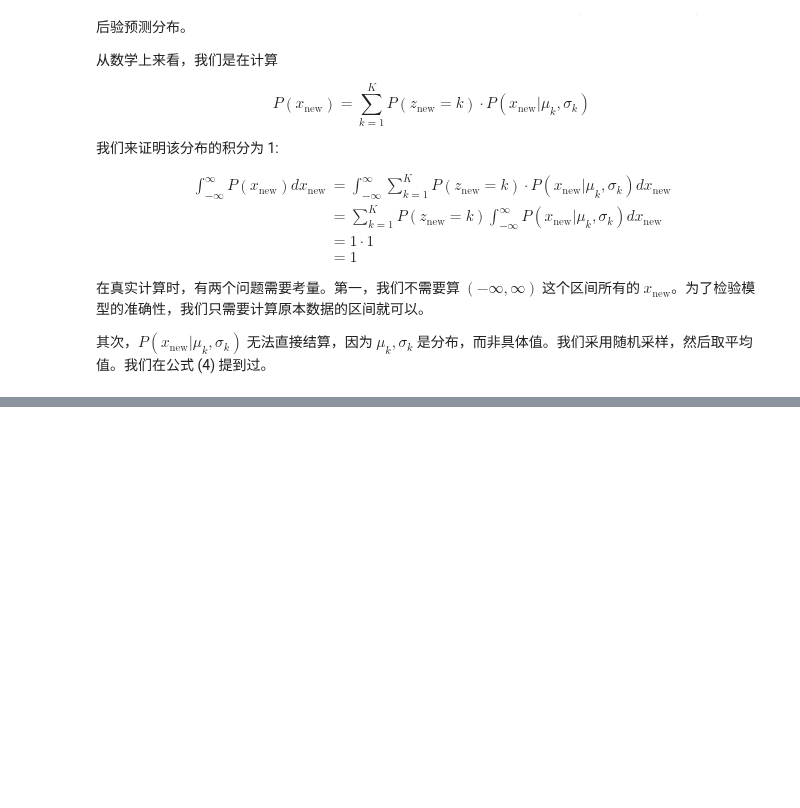
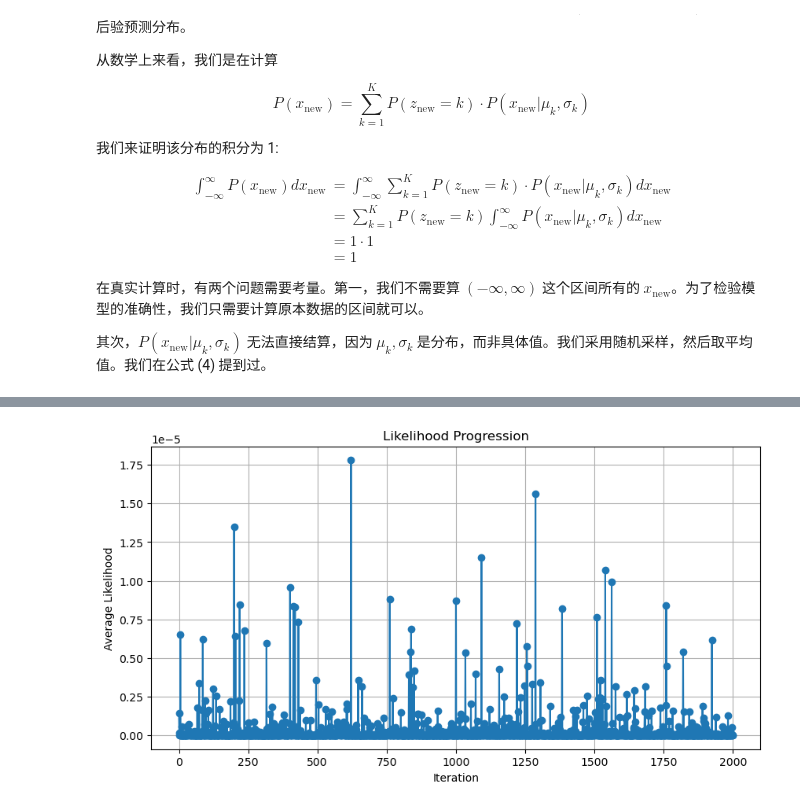
Before and after one commit to hongtaoh/hongtaoh.github.io, a Jupyter notebook: notebooks/2024-12-12-igmm.ipynb, the cells around one changed output, grey strips where cells are left out. Cells and saved outputs as stored; diff of their text form; code cells hidden in the pictures; blank space fills up the shorter version.

```diff
--- a/notebooks/2024-12-12-igmm.ipynb
+++ b/notebooks/2024-12-12-igmm.ipynb
@@ -785,3 +787,7 @@ plot_cluster_sizes(assignments)
+# %%
+plot_likelihood_progression(p1s)
+# %% [output]
+[figure, added]
 # %%
 all_mus = {}
 all_sigmas = {}
```
Also changed, not shown: parts of 10 cells of this notebook, 30 other files.
